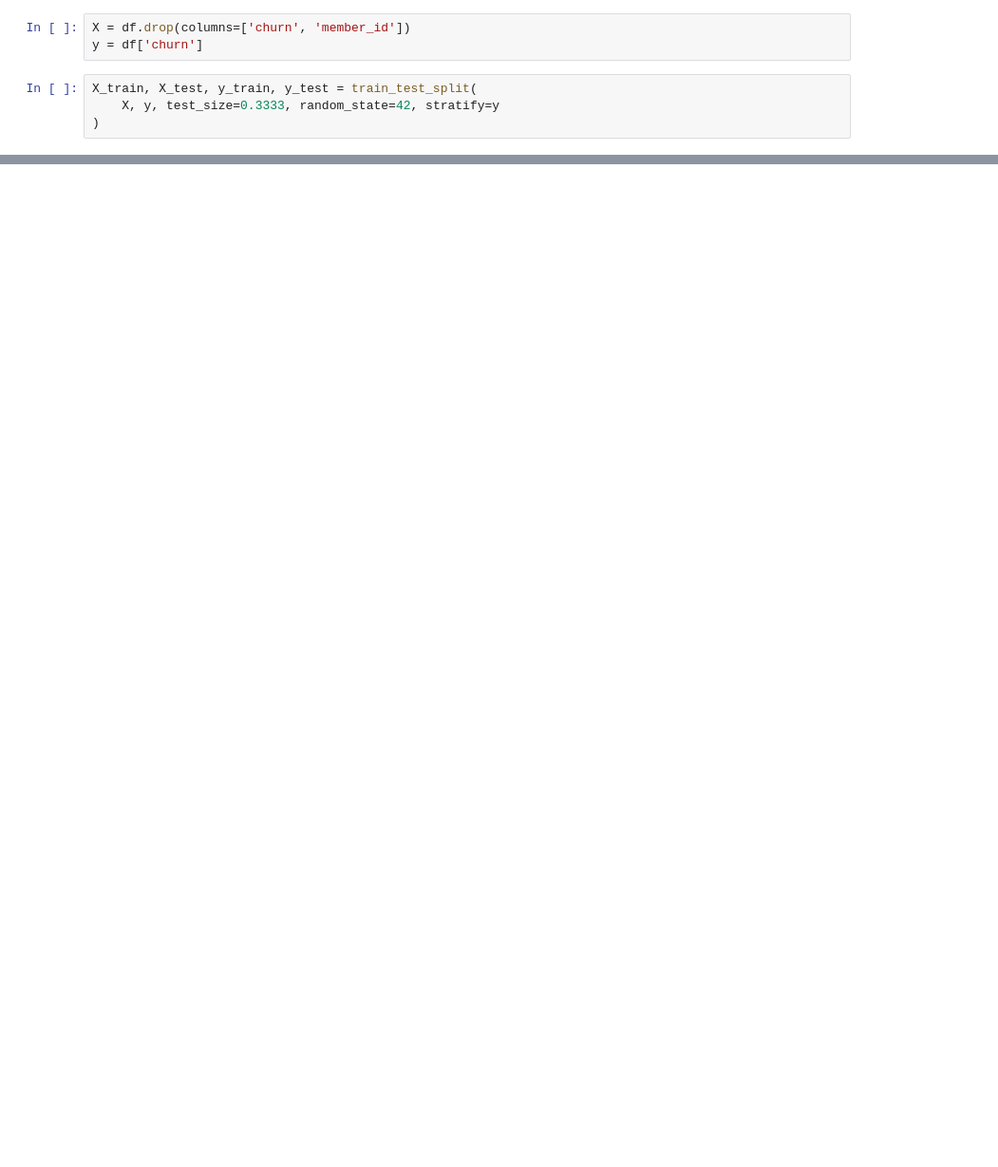
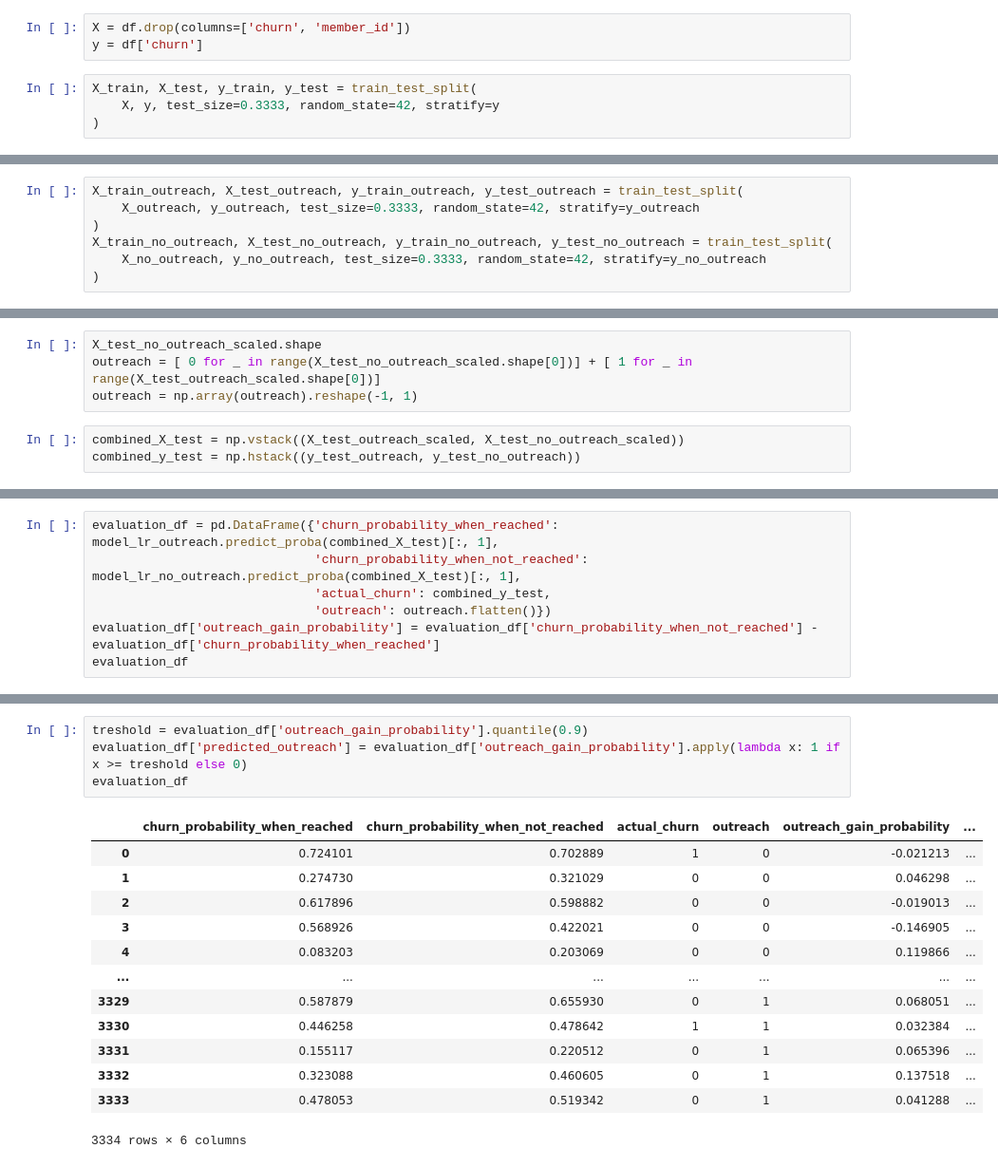
Before and after one commit to omergazit2/VI_churn_assignment, a Jupyter notebook: notebooks/model.ipynb, the cells around one changed output, grey strips where cells are left out. Shown at 95% size. Drawn from its saved outputs; the diff is of its cells as text; blank space fills up the shorter version.

```diff
--- a/notebooks/model.ipynb
+++ b/notebooks/model.ipynb
@@ -255,0 +285,7 @@ AUC Score: 0.6460
+# %%
+X_train_outreach, X_test_outreach, y_train_outreach, y_test_outreach = train_test_split(
+    X_outreach, y_outreach, test_size=0.3333, random_state=42, stratify=y_outreach
+)
+X_train_no_outreach, X_test_no_outreach, y_train_no_outreach, y_test_no_outreach = train_test_split(
+    X_no_outreach, y_no_outreach, test_size=0.3333, random_state=42, stratify=y_no_outreach
+)
@@ -255,0 +351,7 @@ AUC Score: 0.6460
+# %%
+X_test_no_outreach_scaled.shape
+outreach = [ 0 for _ in range(X_test_no_outreach_scaled.shape[0])] + [ 1 for _ in range(X_test_outreach_scaled.shape[0])]
+outreach = np.array(outreach).reshape(-1, 1)
+# %%
+combined_X_test = np.vstack((X_test_outreach_scaled, X_test_no_outreach_scaled))
+combined_y_test = np.hstack((y_test_outreach, y_test_no_outreach))
@@ -255,0 +368,7 @@ AUC Score: 0.6460
+# %%
+evaluation_df = pd.DataFrame({'churn_probability_when_reached': model_lr_outreach.predict_proba(combined_X_test)[:, 1],
+                              'churn_probability_when_not_reached': model_lr_no_outreach.predict_proba(combined_X_test)[:, 1],
+                              'actual_churn': combined_y_test,
+                              'outreach': outreach.flatten()})
+evaluation_df['outreach_gain_probability'] = evaluation_df['churn_probability_when_not_reached'] - evaluation_df['churn_probability_when_reached']
+evaluation_df
@@ -255,0 +424,18 @@ AUC Score: 0.6460
+# %%
+treshold = evaluation_df['outreach_gain_probability'].quantile(0.9)
+evaluation_df['predicted_outreach'] = evaluation_df['outreach_gain_probability'].apply(lambda x: 1 if x >= treshold else 0)
+evaluation_df
+# %% [output]
+|  | churn_probability_when_reached | churn_probability_when_not_reached | actual_churn | outreach | outreach_gain_probability | ... |
+| 0 | 0.724101 | 0.702889 | 1 | 0 | -0.021213 | ... |
+| 1 | 0.274730 | 0.321029 | 0 | 0 | 0.046298 | ... |
+| 2 | 0.617896 | 0.598882 | 0 | 0 | -0.019013 | ... |
+| 3 | 0.568926 | 0.422021 | 0 | 0 | -0.146905 | ... |
+| 4 | 0.083203 | 0.203069 | 0 | 0 | 0.119866 | ... |
+| ... | ... | ... | ... | ... | ... | ... |
+| 3329 | 0.587879 | 0.655930 | 0 | 1 | 0.068051 | ... |
+| 3330 | 0.446258 | 0.478642 | 1 | 1 | 0.032384 | ... |
+| 3331 | 0.155117 | 0.220512 | 0 | 1 | 0.065396 | ... |
+| 3332 | 0.323088 | 0.460605 | 0 | 1 | 0.137518 | ... |
+| 3333 | 0.478053 | 0.519342 | 0 | 1 | 0.041288 | ... |
+3334 rows × 6 columns
```
Also changed, not shown: parts of 17 cells of this notebook, 6 other files.
